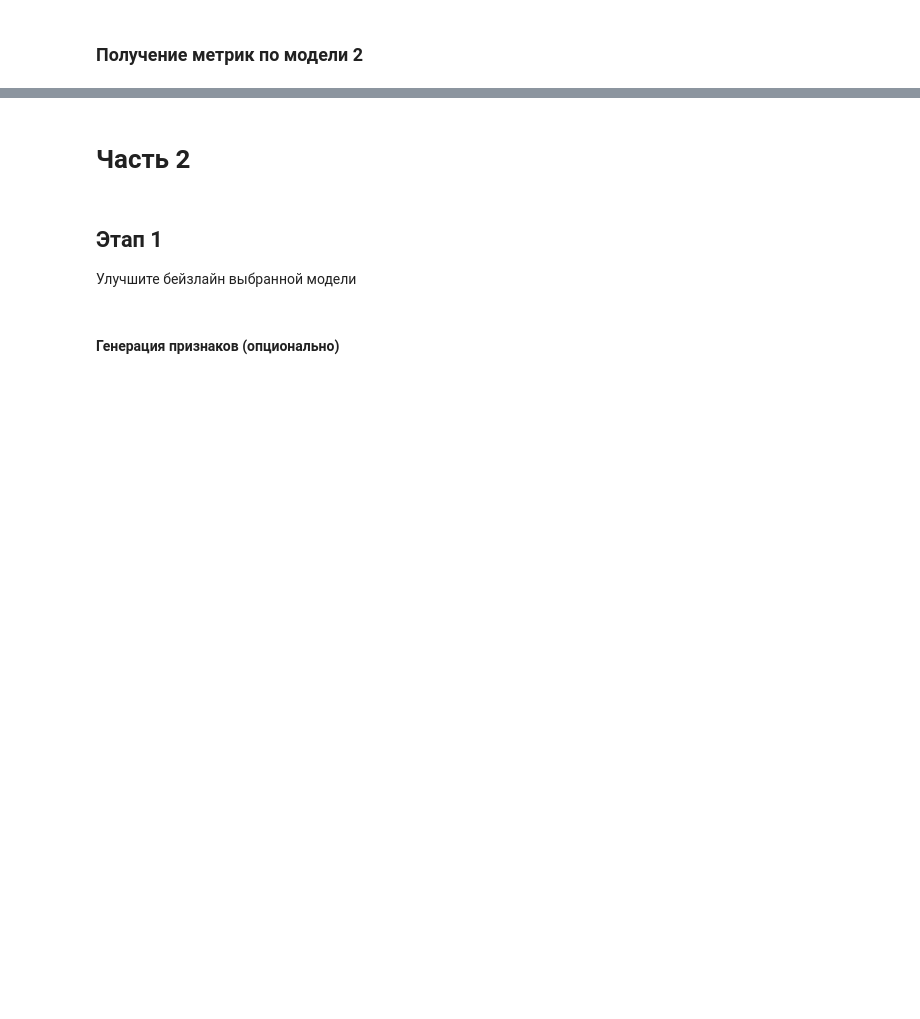
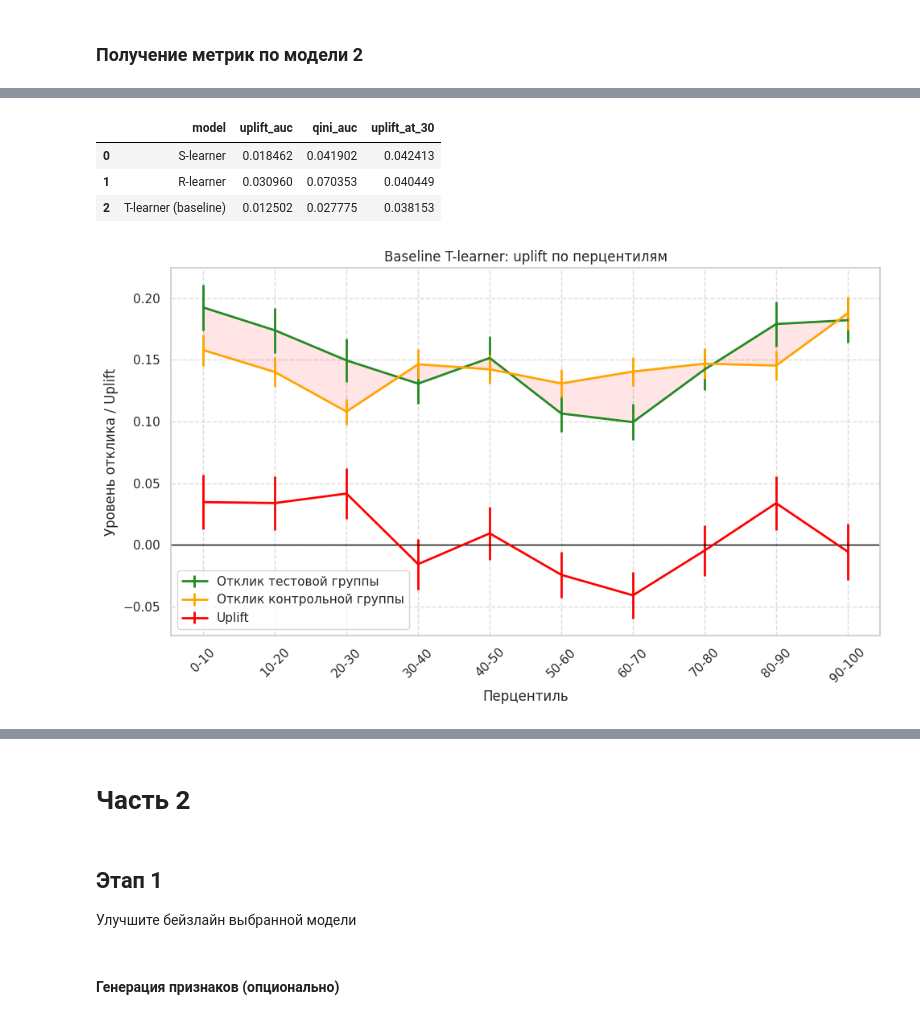
Before and after one commit to Manaam9/mle-uplift-final-project-2025, a Jupyter notebook: final_project_template.ipynb, the cells around one changed output, grey strips where cells are left out. Saved outputs shown, nothing was run; the diff lists cells and outputs as text; code cells hidden in the pictures; blank space fills up the shorter version.

```diff
--- a/final_project_template.ipynb
+++ b/final_project_template.ipynb
@@ -488,41 +528,3 @@ plt.show()
 # Обучение 2 моделей
 # %% [markdown]
 ### Обучение модели 1 - S-learner
-# %%
-# признаки и таргет
-X = df.drop(columns=['target'])
-y = df['target']
-treatment = df['treatment']
-
-# стратификация по treatment + target
-stratify_col = df['treatment'].astype(str) + "_" + df['target'].astype(str)
-
-X_train, X_test, y_train, y_test, treatment_train, treatment_test = train_test_split(
-    X, y, treatment,
-    test_size=0.2,
-    random_state=42,
-    stratify=stratify_col
-)
-
-# S-learner: просто добавляем treatment как признак
-model_s = CatBoostClassifier(
-    iterations=200,
-    depth=6,
-    learning_rate=0.05,
-    random_state=42,
-    verbose=0
-)
-
-model_s.fit(X_train, y_train)
-
-# предсказания с treatment=1 и treatment=0
-X_test_treated = X_test.copy()
-X_test_control = X_test.copy()
-
-X_test_treated['treatment'] = 1
-X_test_control['treatment'] = 0
-
-pred_treated = model_s.predict_proba(X_test_treated)[:, 1]
-pred_control = model_s.predict_proba(X_test_control)[:, 1]
-
-uplift_pred_s = pred_treated - pred_control
@@ -593,12 +633,29 @@ print("Uplift@30%:", uplift_30_r)
+# %%
+# Таблица результатов
+results = pd.DataFrame({
+    'model': ['T-learner (baseline)', 'S-learner', 'R-learner'],
+    'uplift_auc': [uplift_auc_t, uplift_auc_s, uplift_auc_r],
+    'qini_auc': [qini_auc_t, qini_auc_s, qini_auc_r],
+    'uplift_at_30': [uplift_30_t, uplift_30_s, uplift_30_r]
+}).sort_values('uplift_at_30', ascending=False).reset_index(drop=True)
+
+results
+# %% [output]
+|  | model | uplift_auc | qini_auc | uplift_at_30 |
+| 0 | S-learner | 0.018462 | 0.041902 | 0.042413 |
+| 1 | R-learner | 0.030960 | 0.070353 | 0.040449 |
+| 2 | T-learner (baseline) | 0.012502 | 0.027775 | 0.038153 |
 # %%
 custom_uplift_by_percentile(
     y_test,
-    uplift_pred,
+    uplift_pred_t,
     treatment_test,
     bins=10,
     title='Baseline T-learner: uplift по перцентилям'
 )
 plt.show()
+# %% [output]
+[figure, added]
 # %%
 custom_uplift_by_percentile(
     y_test,
```
Also changed, not shown: parts of 19 cells of this notebook, 6 other files.
